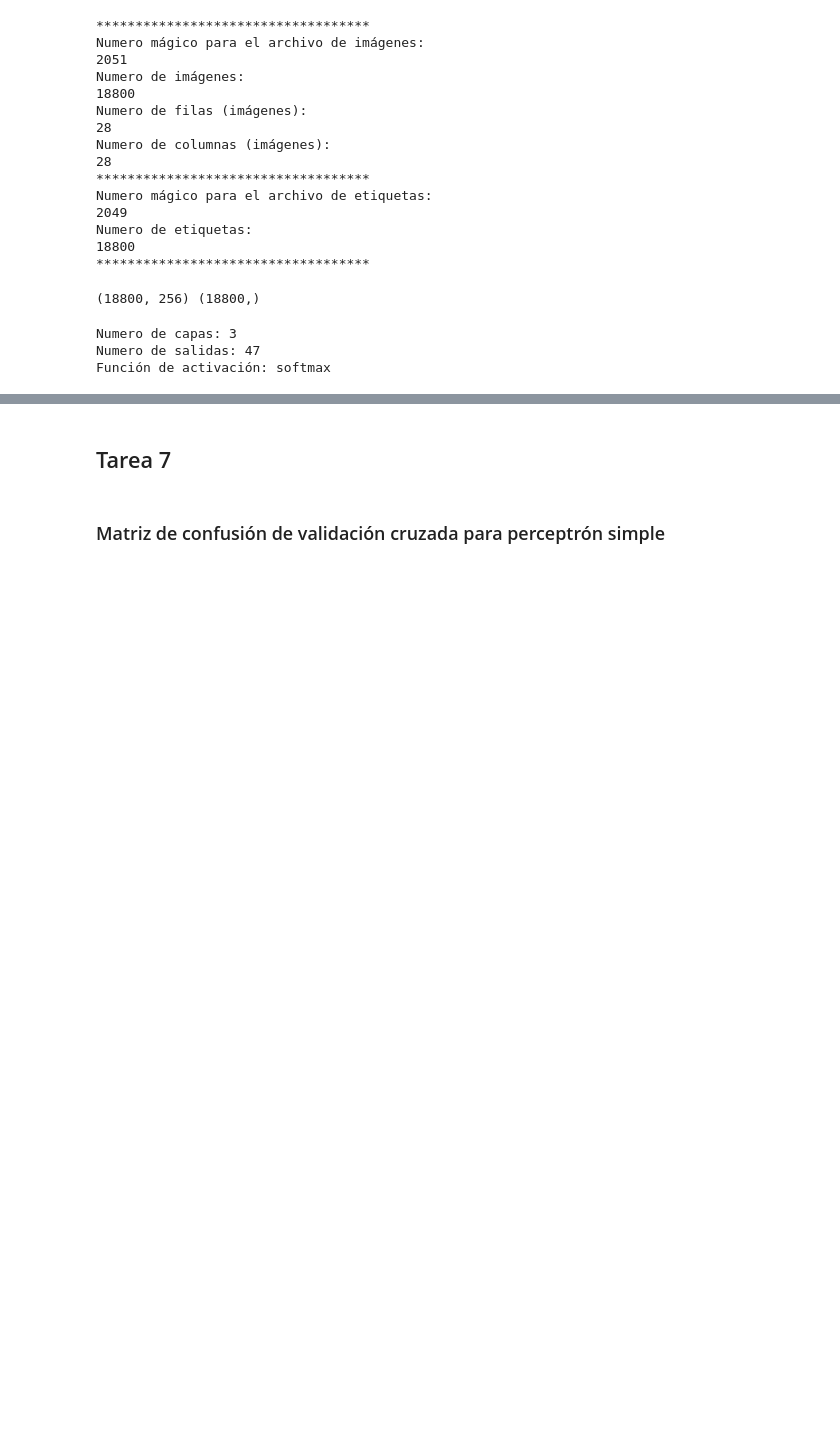
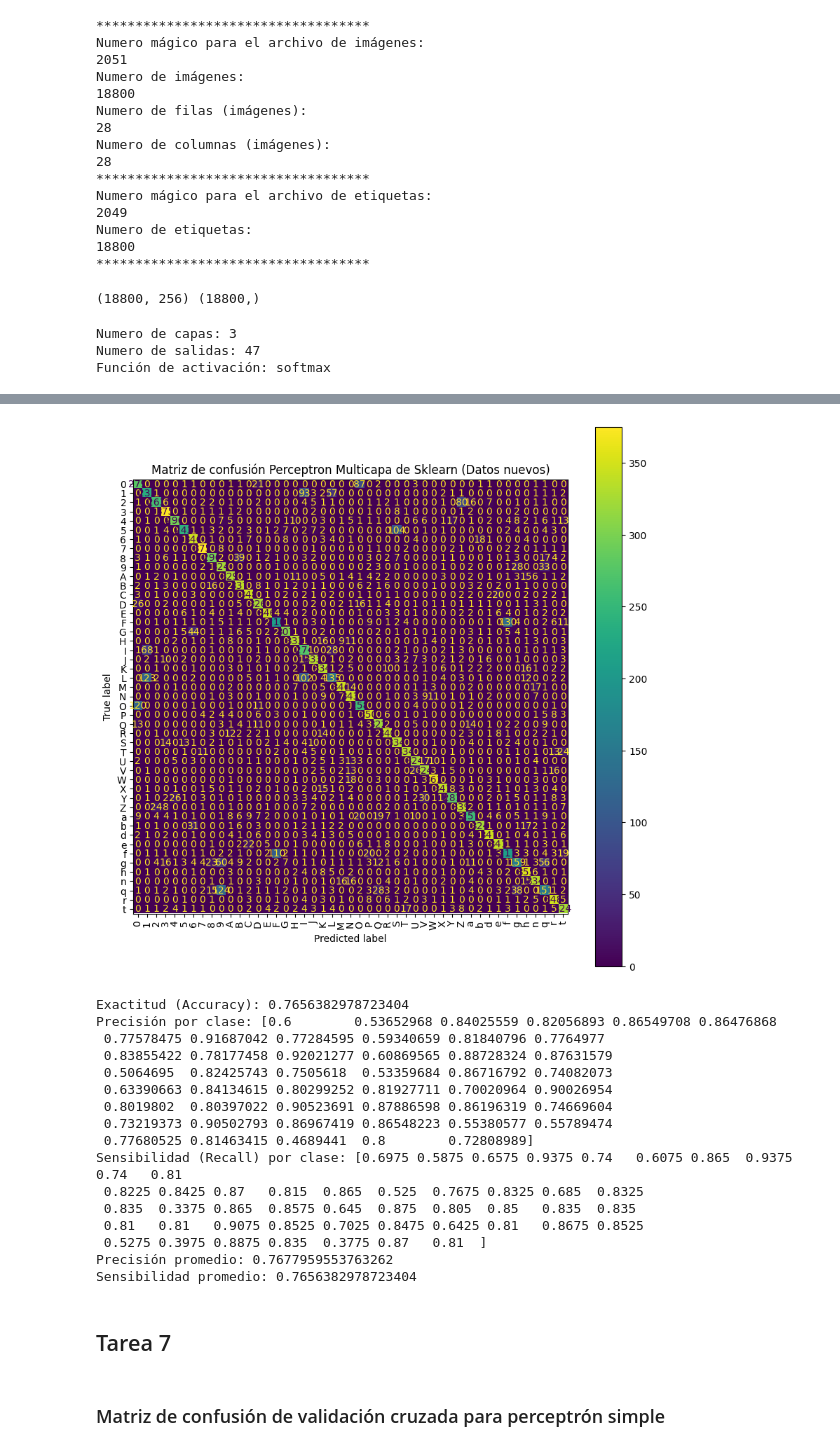
Before and after one commit to cvr1008/Practica2, a Jupyter notebook: Files/archivo_importar_funciones.ipynb, the cells around one changed output, grey strips where cells are left out. Drawn from its saved outputs; the diff is of its cells as text; code cells hidden in the pictures; blank space fills up the shorter version.

```diff
--- a/Files/archivo_importar_funciones.ipynb
+++ b/Files/archivo_importar_funciones.ipynb
@@ -519,19 +537,61 @@ y_pred_test[:10] # muestra las 10 primeras
 # %%
 # Creación de la matriz de confusión representativa del desempeño del modelo.
 
 import matplotlib.pyplot as plt
 from sklearn import metrics
 import numpy as np
 
 labels_n=np.unique(yimage_test)
 
 conf_mat_n = metrics.confusion_matrix(yimage_test, y_pred_test,labels=labels_n)
 cm_display = metrics.ConfusionMatrixDisplay(confusion_matrix = conf_mat_n, display_labels = labels_n)
 fig, ax = plt.subplots(figsize=(10,10))
 cm_display.plot(ax=ax)
 plt.title("Matriz de confusión Perceptron Multicapa de Sklearn (Datos nuevos)")
 plt.xticks(rotation='vertical')
 plt.show()
+
+from sklearn.metrics import confusion_matrix, accuracy_score, precision_score, recall_score
+
+
+# Evaluamos el modelo con las etiquetas reales y predichas
+
+# Calcula la exactitud
+accuracy = accuracy_score(yimage_test, y_pred_test)
+print("Exactitud (Accuracy): " + str(accuracy))
+
+# Calcula la precisión por clase
+precision = precision_score(yimage_test, y_pred_test, average=None, labels=np.unique(yimage_test))
+print("Precisión por clase: " + str(precision))
+
+# Calcula la sensibilidad (recall) por clase
+sensibilidad = recall_score(yimage_test, y_pred_test, average=None, labels=np.unique(yimage_test))
+print("Sensibilidad (Recall) por clase: " + str(sensibilidad))
+
+# Calcula las métricas promedio
+precision_promedio = precision_score(yimage_test, y_pred_test, average='macro')
+sensibilidad_promedio = recall_score(yimage_test, y_pred_test, average='macro')
+
+print("Precisión promedio: " + str(precision_promedio))
+print("Sensibilidad promedio: " + str(sensibilidad_promedio))
+# %% [output]
+[figure, added]
+Exactitud (Accuracy): 0.7656382978723404
+Precisión por clase: [0.6        0.53652968 0.84025559 0.82056893 0.86549708 0.86476868
+ 0.77578475 0.91687042 0.77284595 0.59340659 0.81840796 0.7764977
+ 0.83855422 0.78177458 0.92021277 0.60869565 0.88728324 0.87631579
+ 0.5064695  0.82425743 0.7505618  0.53359684 0.86716792 0.74082073
+ 0.63390663 0.84134615 0.80299252 0.81927711 0.70020964 0.90026954
+ 0.8019802  0.80397022 0.90523691 0.87886598 0.86196319 0.74669604
+ 0.73219373 0.90502793 0.86967419 0.86548223 0.55380577 0.55789474
+ 0.77680525 0.81463415 0.4689441  0.8        0.72808989]
+Sensibilidad (Recall) por clase: [0.6975 0.5875 0.6575 0.9375 0.74   0.6075 0.865  0.9375 0.74   0.81
+ 0.8225 0.8425 0.87   0.815  0.865  0.525  0.7675 0.8325 0.685  0.8325
+ 0.835  0.3375 0.865  0.8575 0.645  0.875  0.805  0.85   0.835  0.835
+ 0.81   0.81   0.9075 0.8525 0.7025 0.8475 0.6425 0.81   0.8675 0.8525
+ 0.5275 0.3975 0.8875 0.835  0.3775 0.87   0.81  ]
+Precisión promedio: 0.7677959553763262
+Sensibilidad promedio: 0.7656382978723404
 # %% [markdown]
 ## Tarea 7
 # %% [markdown]
```
Also changed, not shown: parts of 16 cells of this notebook, 4 other files.
